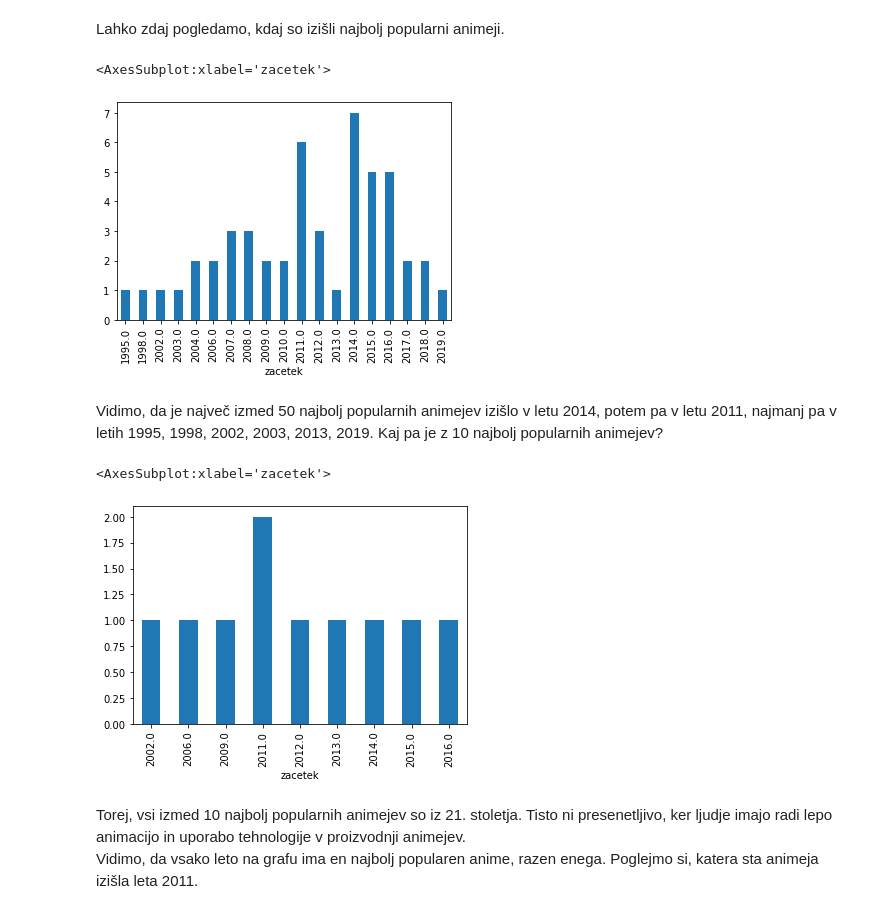
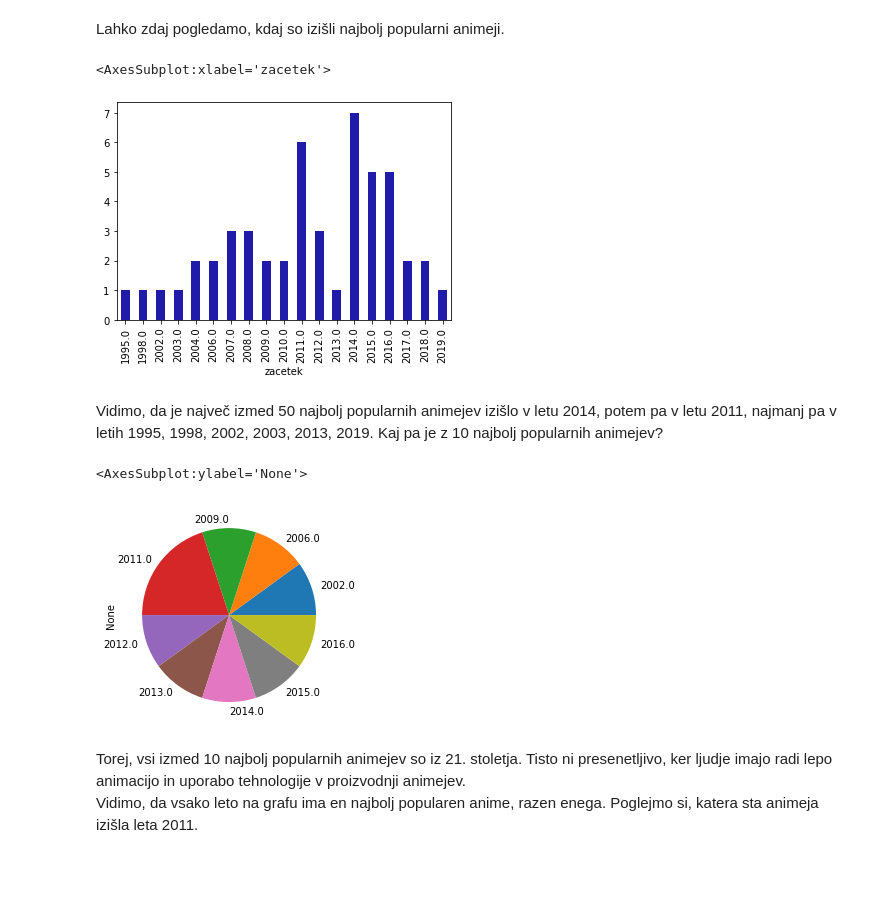
Before and after one commit to Teodora-Cvetkovic/Anime-filmi-in-serije, a Jupyter notebook: Anime_serije.ipynb, the cells around one changed output. Drawn from its saved outputs; the diff is of its cells as text; code cells hidden in the pictures; blank space fills up the shorter version.

```diff
--- a/Anime_serije.ipynb
+++ b/Anime_serije.ipynb
@@ -637,17 +637,17 @@ Na diagramu opazimo, da je največ animejev narejeno v 2010 desetletju, najmanj
 # %% [markdown]
 Lahko zdaj pogledamo, kdaj so izišli najbolj popularni animeji.
 # %%
-popularni.groupby('zacetek').size().plot.bar()
+popularni.groupby('zacetek').size().plot.bar(color='#201ba8')
 # %% [output]
 <AxesSubplot:xlabel='zacetek'>
-[figure, old version]
+[figure, new version]
 # %% [markdown]
 Vidimo, da je največ izmed 50 najbolj popularnih animejev izišlo v letu 2014, potem pa v letu 2011, najmanj pa v letih 1995, 1998, 2002, 2003, 2013, 2019. Kaj pa je z 10 najbolj popularnih animejev?
 # %%
-najbolj_popularni.groupby('zacetek').size().plot.bar()
+najbolj_popularni.groupby('zacetek').size().plot.pie()
 # %% [output]
-<AxesSubplot:xlabel='zacetek'>
+<AxesSubplot:ylabel='None'>
-[figure, old version]
+[figure, new version]
 # %% [markdown]
 Torej, vsi izmed 10 najbolj popularnih animejev so iz 21. stoletja. Tisto ni presenetljivo, ker ljudje imajo radi lepo animacijo in uporabo tehnologije v proizvodnji animejev.<br>
 Vidimo, da vsako leto na grafu ima en najbolj popularen anime, razen enega. Poglejmo si, katera sta animeja izišla leta 2011.
```
Also changed, not shown: parts of 46 cells of this notebook, 1 other file.
